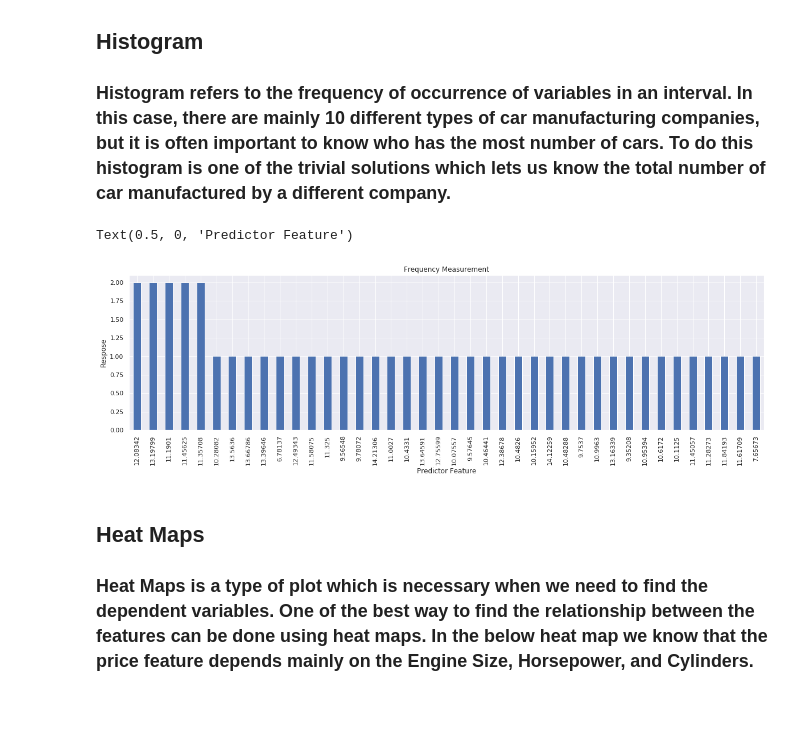
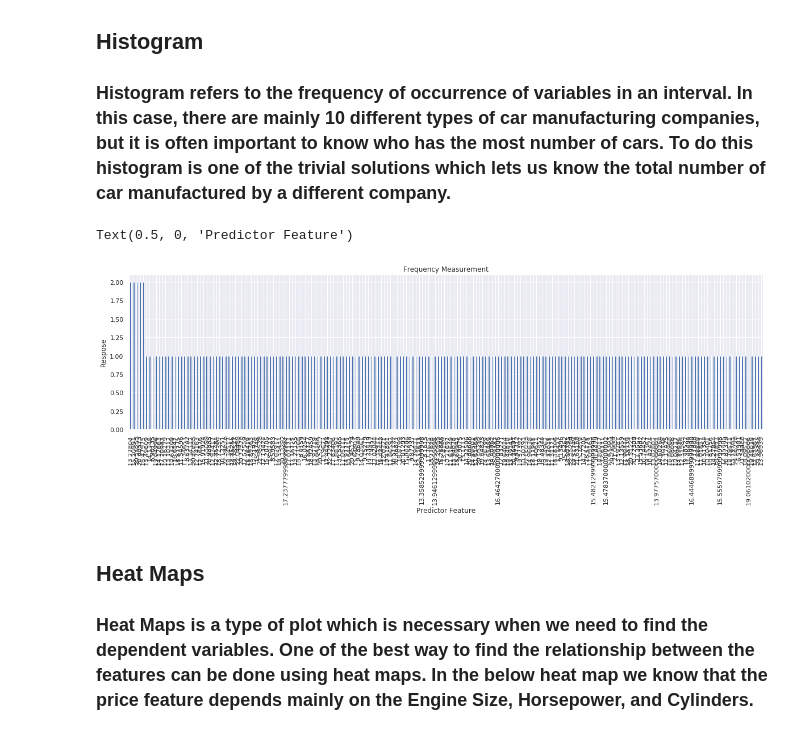
Before and after one commit to swordwielder/python3, a Jupyter notebook: CommFSB/ExploratoryDataAnalysis.ipynb, the cells around one changed output. Saved outputs shown, nothing was run; the diff lists cells and outputs as text; code cells hidden in the pictures; blank space fills up the shorter version.

```diff
--- a/CommFSB/ExploratoryDataAnalysis.ipynb
+++ b/CommFSB/ExploratoryDataAnalysis.ipynb
@@ -230,13 +243,13 @@ df.shape
 # %%
 # Plotting a Histogram
 
-df['x.1'].value_counts().nlargest(40).plot(kind='bar', figsize=(20,5))
+df['x.34'].value_counts().nlargest(200).plot(kind='bar', figsize=(20,5))
 plt.title('Frequency Measurement')
 plt.ylabel("Respose")
 plt.xlabel('Predictor Feature')
 # %% [output]
 Text(0.5, 0, 'Predictor Feature')
-[figure, old version]
+[figure, new version]
 # %% [markdown]
 ## Heat Maps
 ### Heat Maps is a type of plot which is necessary when we need to find the dependent variables. One of the best way to find the relationship between the features can be done using heat maps. In the below heat map we know that the price feature depends mainly on the Engine Size, Horsepower, and Cylinders.
```
Also changed, not shown: parts of 5 cells of this notebook, 5 other files.
